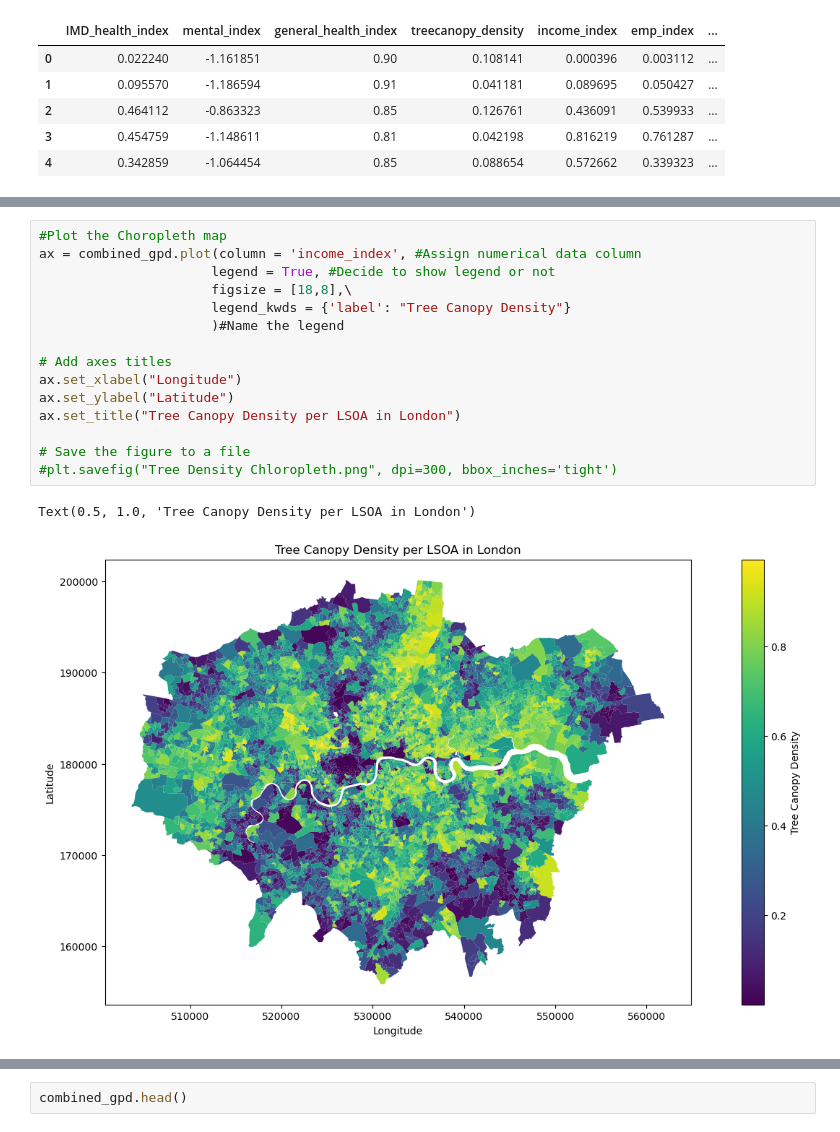
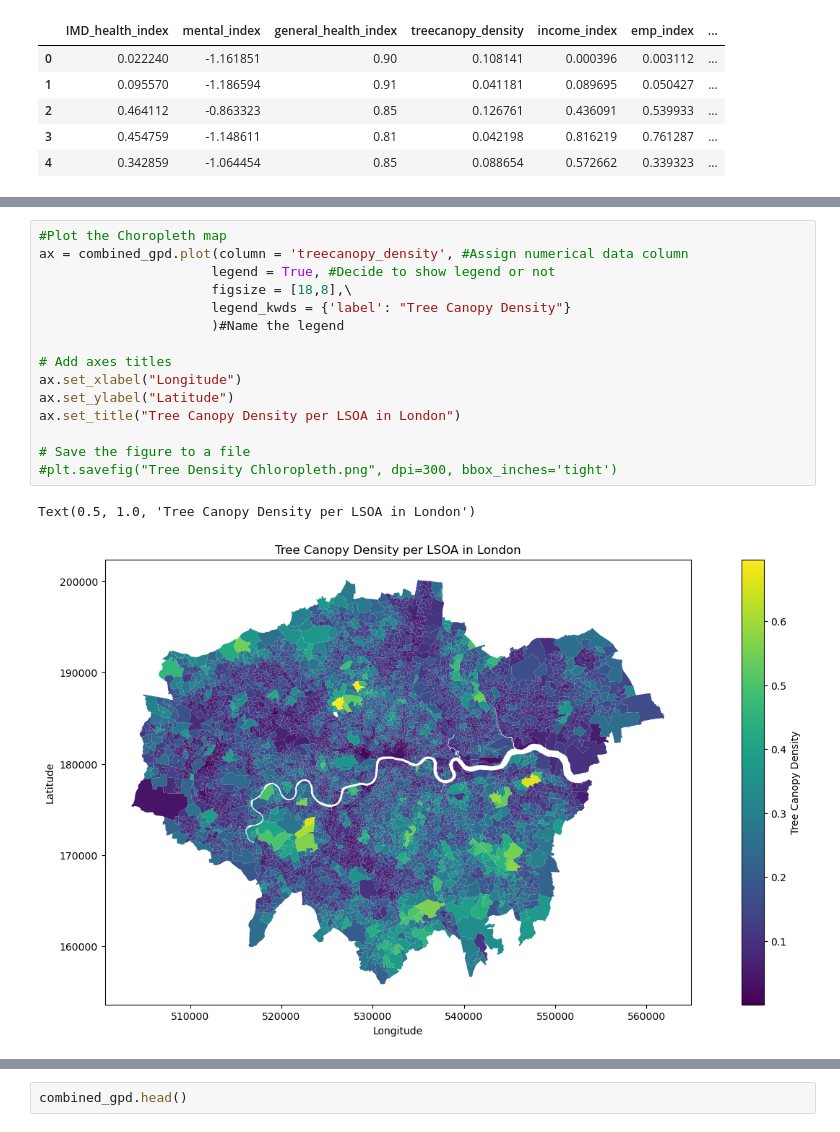
Before and after one commit to Scarlett-Cococo/CUSP-Group-6, a Jupyter notebook: Data/Tree_density_mapping.ipynb, the cells around one changed output, grey strips where cells are left out. Saved outputs shown, nothing was run; the diff lists cells and outputs as text.

```diff
--- a/Data/Tree_density_mapping.ipynb
+++ b/Data/Tree_density_mapping.ipynb
@@ -92,20 +94,20 @@ combined_gpd.head()
 | 4 | E01000006 | Barking and Dagenham 016A | 144195.364548 | 1935.412725 | POLYGON ((545122.049 184314.931, ... | 0.342859 | -1.064454 | ... |
 # %%
 #Plot the Choropleth map
-ax = combined_gpd.plot(column = 'income_index', #Assign numerical data column
+ax = combined_gpd.plot(column = 'treecanopy_density', #Assign numerical data column
                       legend = True, #Decide to show legend or not
                       figsize = [18,8],\
                       legend_kwds = {'label': "Tree Canopy Density"}
                       )#Name the legend
 
 # Add axes titles
 ax.set_xlabel("Longitude")
 ax.set_ylabel("Latitude")
 ax.set_title("Tree Canopy Density per LSOA in London")
 
 # Save the figure to a file
 #plt.savefig("Tree Density Chloropleth.png", dpi=300, bbox_inches='tight')
 # %% [output]
 Text(0.5, 1.0, 'Tree Canopy Density per LSOA in London')
-[figure, old version]
+[figure, new version]
 # %%
```
Also changed, not shown: parts of 7 cells of this notebook.
